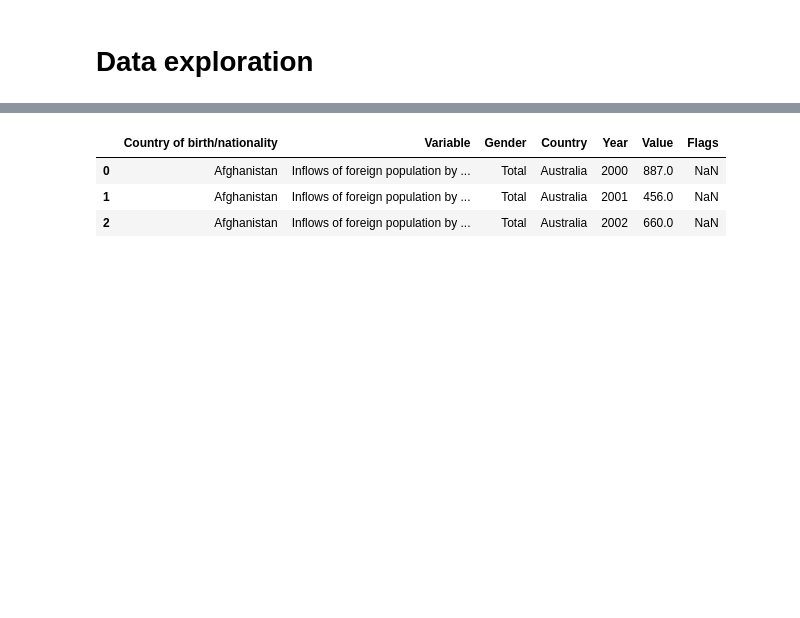
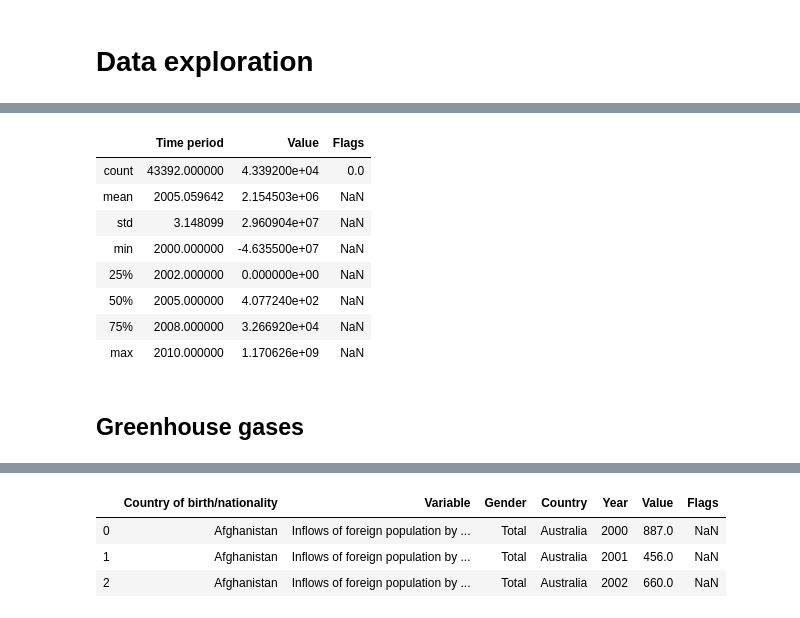
Before and after one commit to nurien2/datacamp_2019, a Jupyter notebook: starting_kit.ipynb, the cells around one changed output, grey strips where cells are left out. Drawn from its saved outputs; the diff is of its cells as text; code cells hidden in the pictures; blank space fills up the shorter version.

```diff
--- a/starting_kit.ipynb
+++ b/starting_kit.ipynb
@@ -190,3 +294,17 @@ Gdebt.head(3)
+# %%
+Gdebt.describe()
+# %% [output]
+|  | Time period | Value | Flags |
+| count | 43392.000000 | 4.339200e+04 | 0.0 |
+| mean | 2005.059642 | 2.154503e+06 | NaN |
+| std | 3.148099 | 2.960904e+07 | NaN |
+| min | 2000.000000 | -4.635500e+07 | NaN |
+| 25% | 2002.000000 | 0.000000e+00 | NaN |
+| 50% | 2005.000000 | 4.077240e+02 | NaN |
+| 75% | 2008.000000 | 3.266920e+04 | NaN |
+| max | 2010.000000 | 1.170626e+09 | NaN |
+# %% [markdown]
+## Greenhouse gases
 # %%
 Ggases.head(3)
 # %% [output]
```
Also changed, not shown: parts of 42 cells of this notebook, 1 other file.
